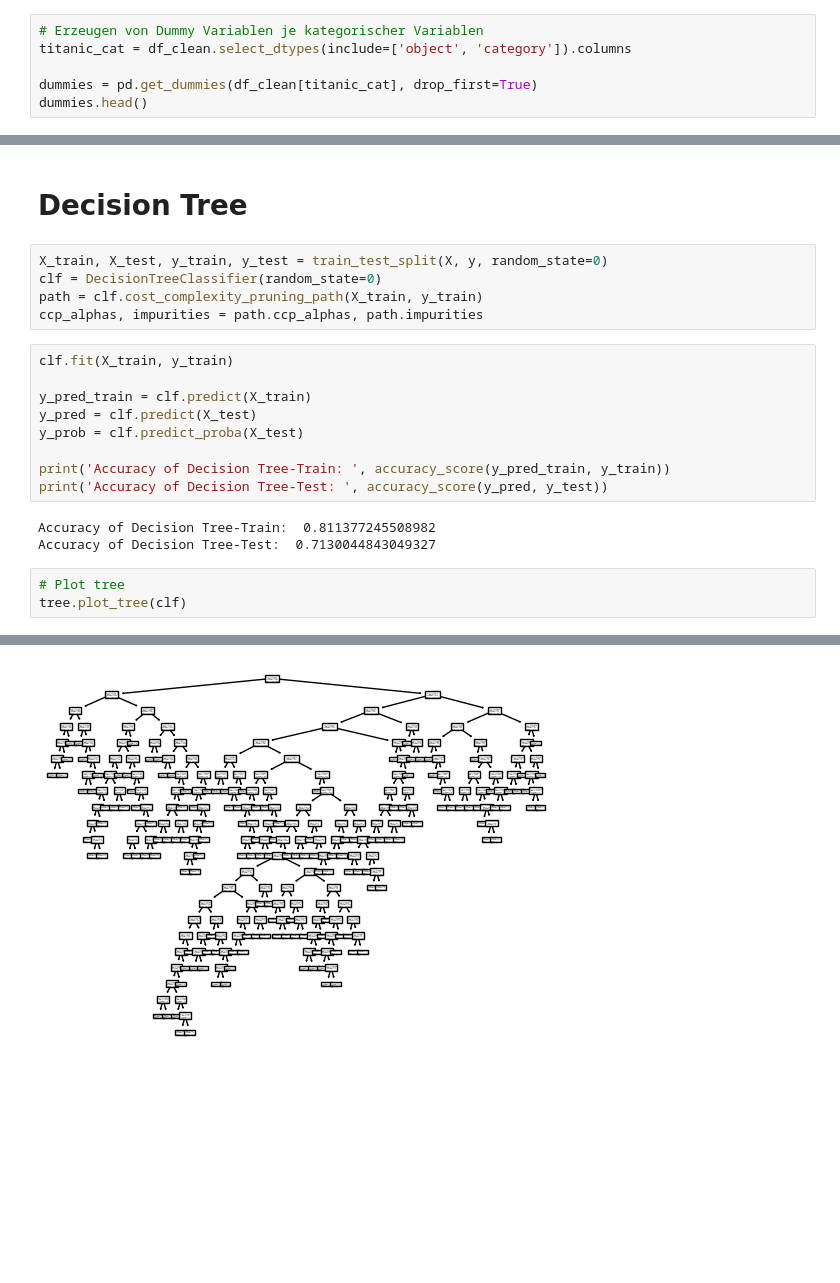
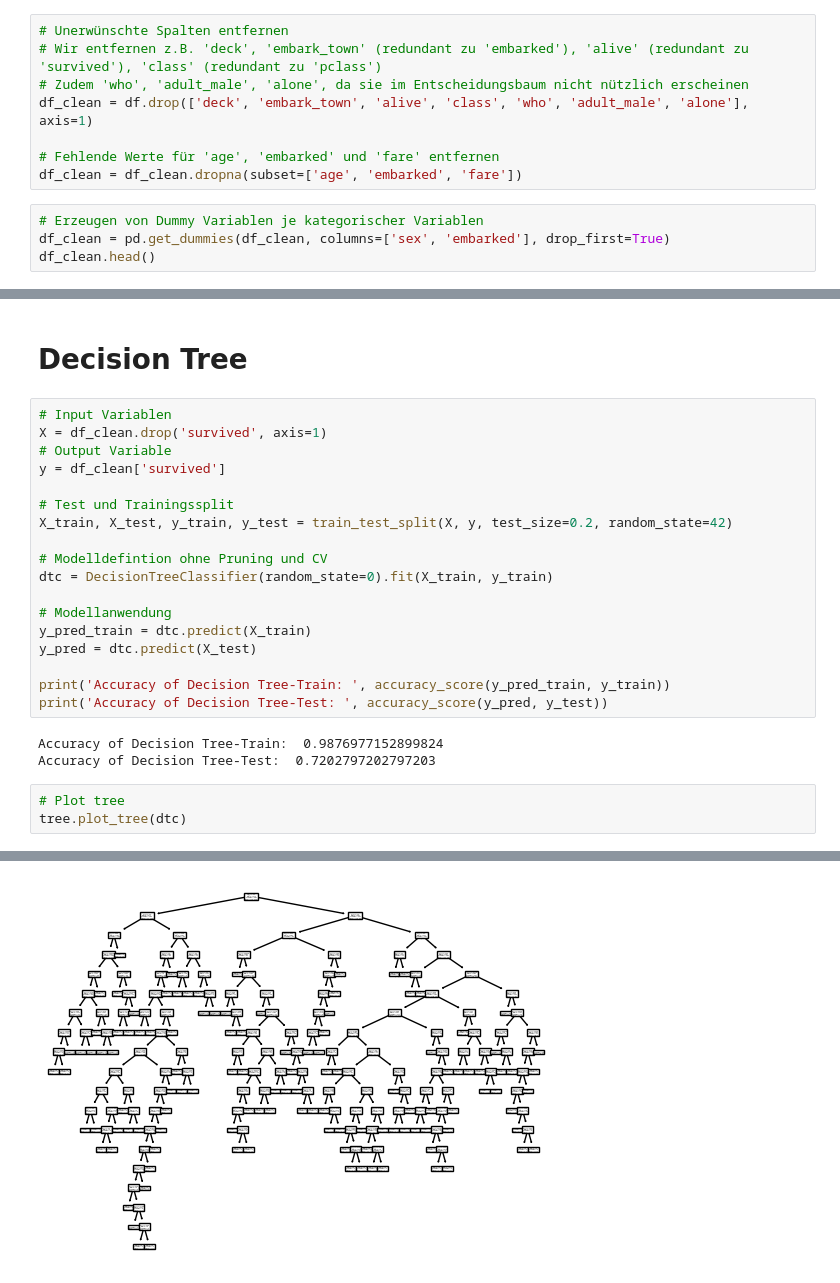
Before and after one commit to DataScience-DHBWKA/ML1-VorlesungsbegleitendenSkripte, a Jupyter notebook: VL8_decisionTree_Titanic.ipynb, the cells around one changed output, grey strips where cells are left out. Saved outputs shown, nothing was run; the diff lists cells and outputs as text; blank space fills up the shorter version.

```diff
--- a/VL8_decisionTree_Titanic.ipynb
+++ b/VL8_decisionTree_Titanic.ipynb
@@ -175,7 +56,13 @@ sns.pairplot(df_clean, hue="sex", diag_kind='hist')
+# %%
+# Unerwünschte Spalten entfernen
+# Wir entfernen z.B. 'deck', 'embark_town' (redundant zu 'embarked'), 'alive' (redundant zu 'survived'), 'class' (redundant zu 'pclass')
+# Zudem 'who', 'adult_male', 'alone', da sie im Entscheidungsbaum nicht nützlich erscheinen
+df_clean = df.drop(['deck', 'embark_town', 'alive', 'class', 'who', 'adult_male', 'alone'], axis=1)
+
+# Fehlende Werte für 'age', 'embarked' und 'fare' entfernen
+df_clean = df_clean.dropna(subset=['age', 'embarked', 'fare'])
 # %%
 # Erzeugen von Dummy Variablen je kategorischer Variablen
-titanic_cat = df_clean.select_dtypes(include=['object', 'category']).columns
-
-dummies = pd.get_dummies(df_clean[titanic_cat], drop_first=True)
-dummies.head()
+df_clean = pd.get_dummies(df_clean, columns=['sex', 'embarked'], drop_first=True)
+df_clean.head()
 # %% [output]
@@ -306,23 +75,27 @@ F1 Score (Logistic Regression): 0.35
 # %% [markdown]
 # Decision Tree
-# %%
-X_train, X_test, y_train, y_test = train_test_split(X, y, random_state=0)
-clf = DecisionTreeClassifier(random_state=0)
-path = clf.cost_complexity_pruning_path(X_train, y_train)
-ccp_alphas, impurities = path.ccp_alphas, path.impurities
 # %%
-clf.fit(X_train, y_train)
+# Input Variablen
+X = df_clean.drop('survived', axis=1)
+# Output Variable
+y = df_clean['survived']
 
-y_pred_train = clf.predict(X_train)
-y_pred = clf.predict(X_test)
-y_prob = clf.predict_proba(X_test)
+# Test und Trainingssplit
+X_train, X_test, y_train, y_test = train_test_split(X, y, test_size=0.2, random_state=42)
+
+# Modelldefintion ohne Pruning und CV
+dtc = DecisionTreeClassifier(random_state=0).fit(X_train, y_train)
+
+# Modellanwendung
+y_pred_train = dtc.predict(X_train)
+y_pred = dtc.predict(X_test)
 
 print('Accuracy of Decision Tree-Train: ', accuracy_score(y_pred_train, y_train))
 print('Accuracy of Decision Tree-Test: ', accuracy_score(y_pred, y_test))
 # %% [output]
-Accuracy of Decision Tree-Train:  0.811377245508982
-Accuracy of Decision Tree-Test:  0.7130044843049327
+Accuracy of Decision Tree-Train:  0.9876977152899824
+Accuracy of Decision Tree-Test:  0.7202797202797203
 # %%
 # Plot tree
-tree.plot_tree(clf)
+tree.plot_tree(dtc)
 # %% [output]
@@ -346 +119 @@ tree.plot_tree(clf)
-[figure, old version]
+[figure, new version]
```
Also changed, not shown: parts of 31 cells of this notebook, 2 other files.
